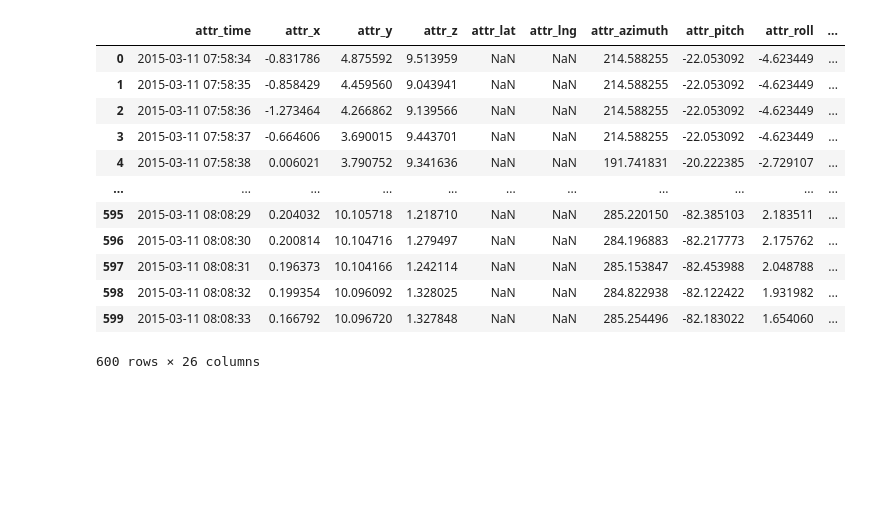
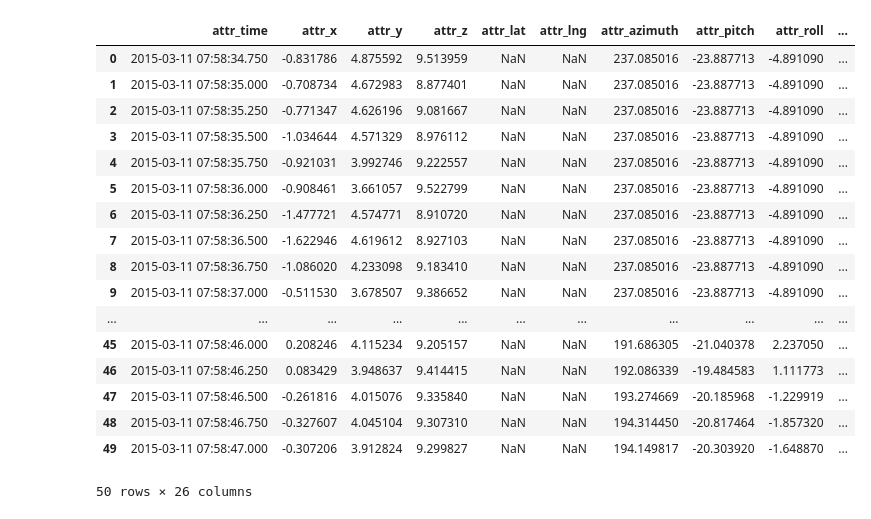
Before and after one commit to martijnwijs/ML_quantified_self, a Jupyter notebook: data/read-dataframe.ipynb, the cells around one changed output. Saved outputs shown, nothing was run; the diff lists cells and outputs as text; code cells hidden in the pictures; blank space fills up the shorter version.

```diff
--- a/data/read-dataframe.ipynb
+++ b/data/read-dataframe.ipynb
@@ -1,20 +1,25 @@
 # %%
 import pandas as pd
 import numpy as np
 
-df = pd.read_csv("aggregated_1s_outliers_imputations_slopes.csv")
-df.head(600)
+df = pd.read_csv("aggregated_250ms_outliers_imputations_slopes.csv")
+df.head(50)
 # %% [output]
 |  | attr_time | attr_x | attr_y | attr_z | attr_lat | attr_lng | attr_azimuth | attr_pitch | attr_roll | ... |
-| 0 | 2015-03-11 07:58:34 | -0.831786 | 4.875592 | 9.513959 | NaN | NaN | 214.588255 | -22.053092 | -4.623449 | ... |
-| 1 | 2015-03-11 07:58:35 | -0.858429 | 4.459560 | 9.043941 | NaN | NaN | 214.588255 | -22.053092 | -4.623449 | ... |
-| 2 | 2015-03-11 07:58:36 | -1.273464 | 4.266862 | 9.139566 | NaN | NaN | 214.588255 | -22.053092 | -4.623449 | ... |
-| 3 | 2015-03-11 07:58:37 | -0.664606 | 3.690015 | 9.443701 | NaN | NaN | 214.588255 | -22.053092 | -4.623449 | ... |
-| 4 | 2015-03-11 07:58:38 | 0.006021 | 3.790752 | 9.341636 | NaN | NaN | 191.741831 | -20.222385 | -2.729107 | ... |
+| 0 | 2015-03-11 07:58:34.750 | -0.831786 | 4.875592 | 9.513959 | NaN | NaN | 237.085016 | -23.887713 | -4.891090 | ... |
+| 1 | 2015-03-11 07:58:35.000 | -0.708734 | 4.672983 | 8.877401 | NaN | NaN | 237.085016 | -23.887713 | -4.891090 | ... |
+| 2 | 2015-03-11 07:58:35.250 | -0.771347 | 4.626196 | 9.081667 | NaN | NaN | 237.085016 | -23.887713 | -4.891090 | ... |
+| 3 | 2015-03-11 07:58:35.500 | -1.034644 | 4.571329 | 8.976112 | NaN | NaN | 237.085016 | -23.887713 | -4.891090 | ... |
+| 4 | 2015-03-11 07:58:35.750 | -0.921031 | 3.992746 | 9.222557 | NaN | NaN | 237.085016 | -23.887713 | -4.891090 | ... |
+| 5 | 2015-03-11 07:58:36.000 | -0.908461 | 3.661057 | 9.522799 | NaN | NaN | 237.085016 | -23.887713 | -4.891090 | ... |
+| 6 | 2015-03-11 07:58:36.250 | -1.477721 | 4.574771 | 8.910720 | NaN | NaN | 237.085016 | -23.887713 | -4.891090 | ... |
+| 7 | 2015-03-11 07:58:36.500 | -1.622946 | 4.619612 | 8.927103 | NaN | NaN | 237.085016 | -23.887713 | -4.891090 | ... |
+| 8 | 2015-03-11 07:58:36.750 | -1.086020 | 4.233098 | 9.183410 | NaN | NaN | 237.085016 | -23.887713 | -4.891090 | ... |
+| 9 | 2015-03-11 07:58:37.000 | -0.511530 | 3.678507 | 9.386652 | NaN | NaN | 237.085016 | -23.887713 | -4.891090 | ... |
 | ... | ... | ... | ... | ... | ... | ... | ... | ... | ... | ... |
-| 595 | 2015-03-11 08:08:29 | 0.204032 | 10.105718 | 1.218710 | NaN | NaN | 285.220150 | -82.385103 | 2.183511 | ... |
-| 596 | 2015-03-11 08:08:30 | 0.200814 | 10.104716 | 1.279497 | NaN | NaN | 284.196883 | -82.217773 | 2.175762 | ... |
-| 597 | 2015-03-11 08:08:31 | 0.196373 | 10.104166 | 1.242114 | NaN | NaN | 285.153847 | -82.453988 | 2.048788 | ... |
-| 598 | 2015-03-11 08:08:32 | 0.199354 | 10.096092 | 1.328025 | NaN | NaN | 284.822938 | -82.122422 | 1.931982 | ... |
-| 599 | 2015-03-11 08:08:33 | 0.166792 | 10.096720 | 1.327848 | NaN | NaN | 285.254496 | -82.183022 | 1.654060 | ... |
+| 45 | 2015-03-11 07:58:46.000 | 0.208246 | 4.115234 | 9.205157 | NaN | NaN | 191.686305 | -21.040378 | 2.237050 | ... |
+| 46 | 2015-03-11 07:58:46.250 | 0.083429 | 3.948637 | 9.414415 | NaN | NaN | 192.086339 | -19.484583 | 1.111773 | ... |
+| 47 | 2015-03-11 07:58:46.500 | -0.261816 | 4.015076 | 9.335840 | NaN | NaN | 193.274669 | -20.185968 | -1.229919 | ... |
+| 48 | 2015-03-11 07:58:46.750 | -0.327607 | 4.045104 | 9.307310 | NaN | NaN | 194.314450 | -20.817464 | -1.857320 | ... |
+| 49 | 2015-03-11 07:58:47.000 | -0.307206 | 3.912824 | 9.299827 | NaN | NaN | 194.149817 | -20.303920 | -1.648870 | ... |
-600 rows × 26 columns
+50 rows × 26 columns
```
Also changed, not shown: parts of 2 cells of this notebook, 2 other files.
